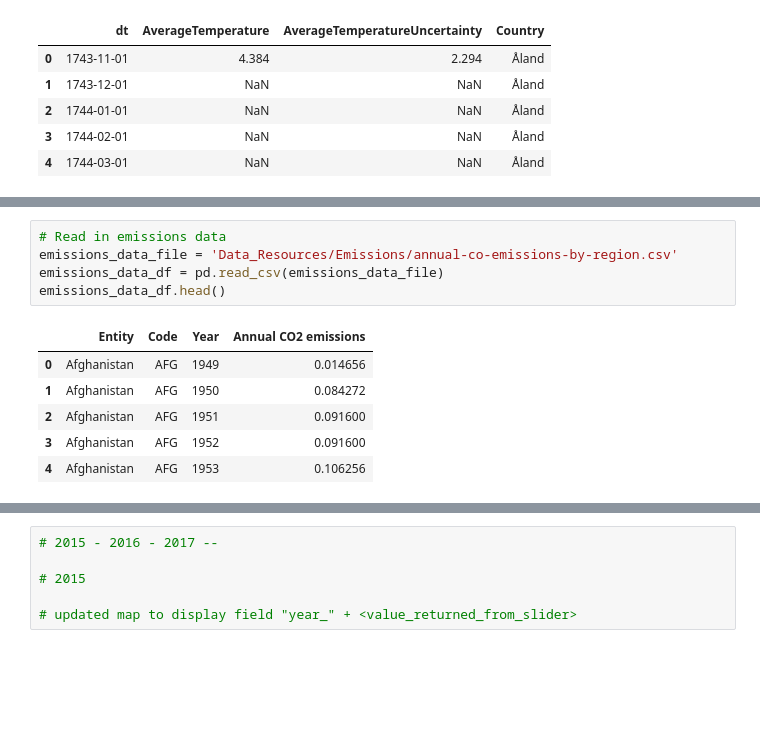
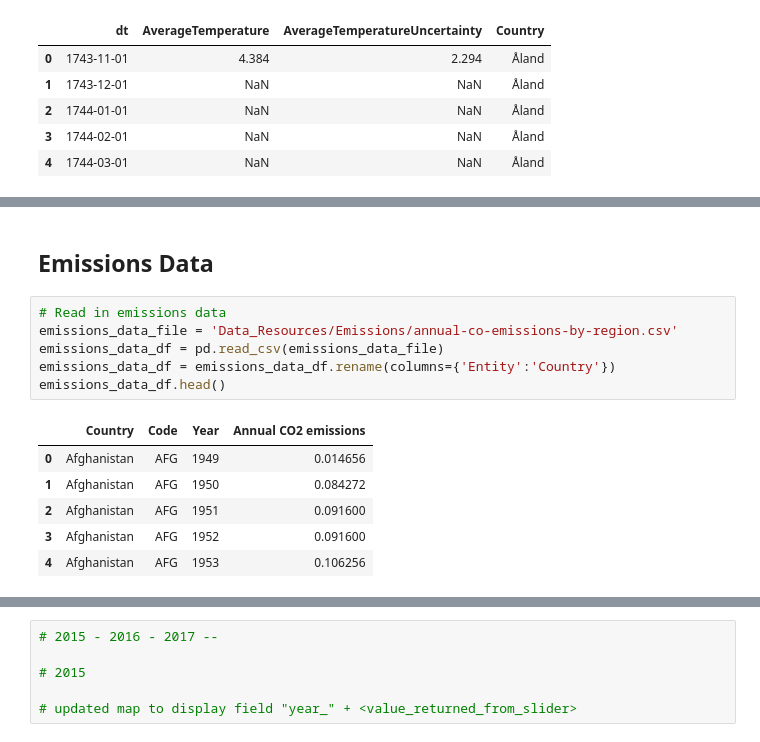
Before and after one commit to tnierodzik/Global_Climate_Change_Project-2, a Jupyter notebook: Update_json_properties.ipynb, the cells around one changed output, grey strips where cells are left out. Saved outputs shown, nothing was run; the diff lists cells and outputs as text; blank space fills up the shorter version.

Commit message:
updated world data temp and emissions data

```diff
--- a/Update_json_properties.ipynb
+++ b/Update_json_properties.ipynb
@@ -24,10 +77,13 @@ temp_data_df.head()
+# %% [markdown]
+## Emissions Data
 # %%
 # Read in emissions data
 emissions_data_file = 'Data_Resources/Emissions/annual-co-emissions-by-region.csv'
 emissions_data_df = pd.read_csv(emissions_data_file)
+emissions_data_df = emissions_data_df.rename(columns={'Entity':'Country'})
 emissions_data_df.head()
 # %% [output]
-|  | Entity | Code | Year | Annual CO2 emissions |
+|  | Country | Code | Year | Annual CO2 emissions |
 | 0 | Afghanistan | AFG | 1949 | 0.014656 |
 | 1 | Afghanistan | AFG | 1950 | 0.084272 |
 | 2 | Afghanistan | AFG | 1951 | 0.091600 |
```
Also changed, not shown: parts of 19 cells of this notebook, 1 other file.
